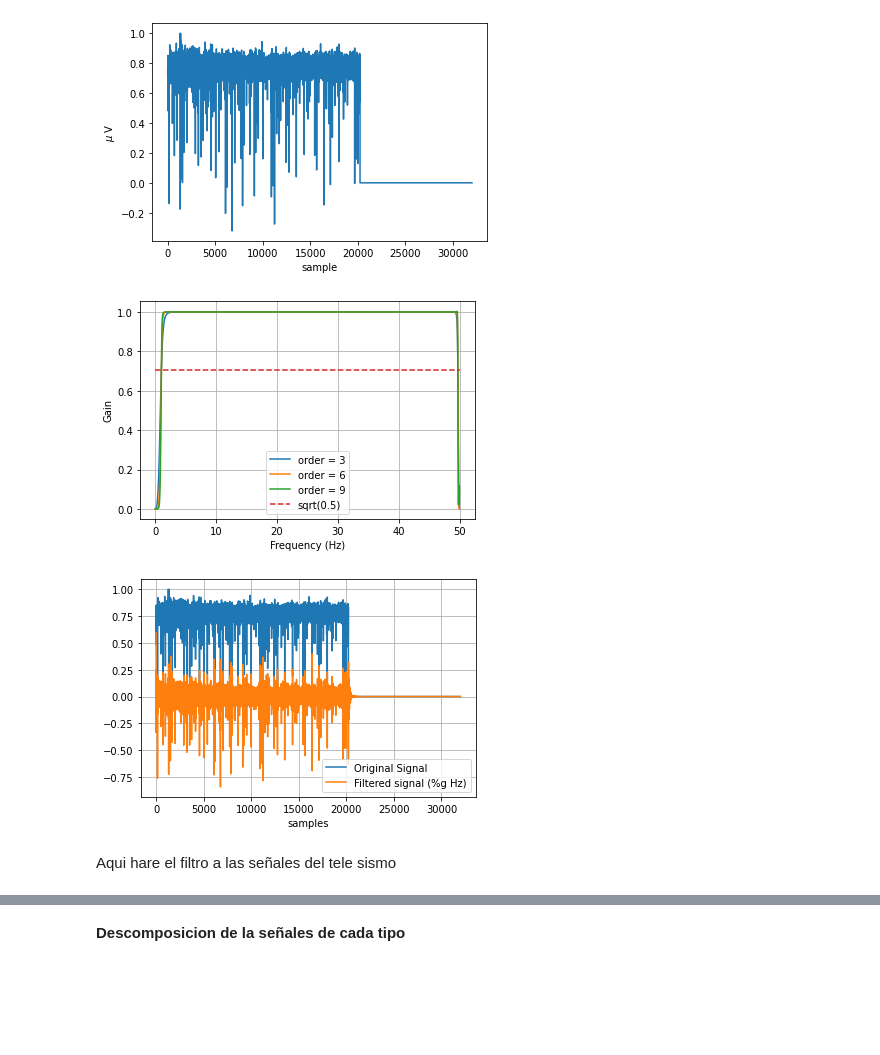
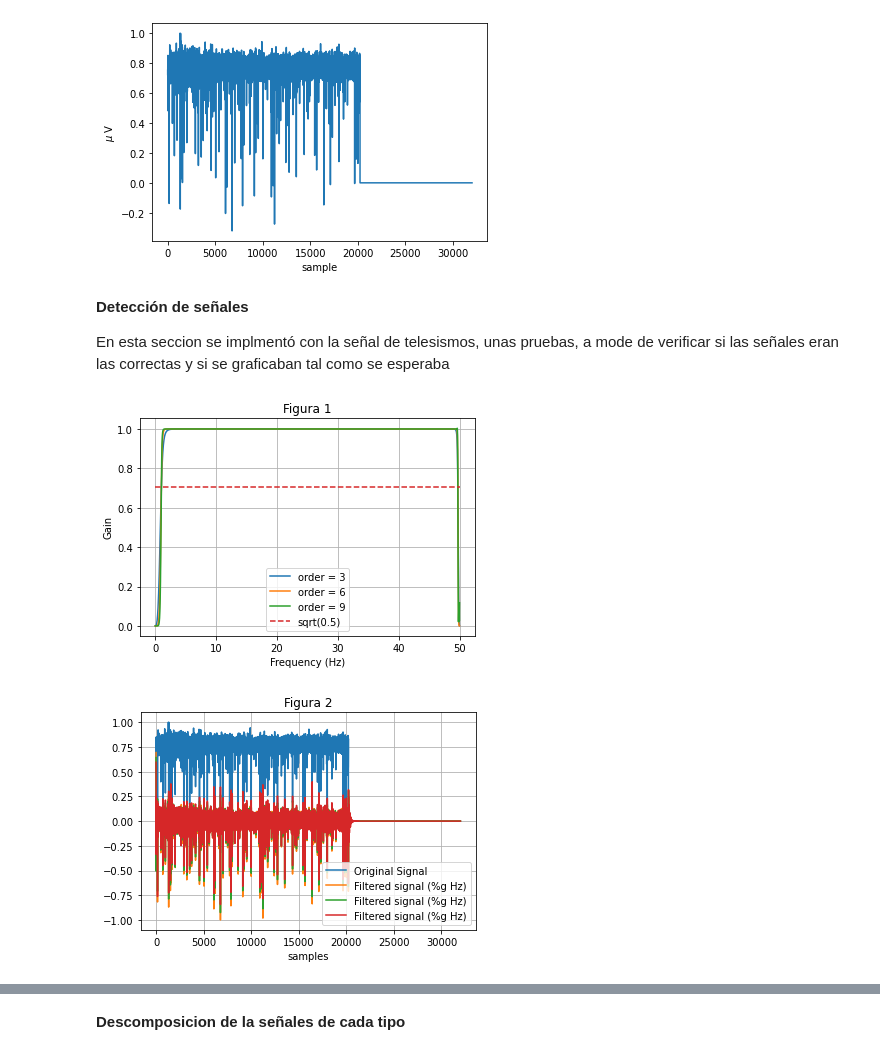
Before and after one commit to MyFirstVlog/signalProcessingSSA, a Jupyter notebook: signalProcessingPF.ipynb, the cells around one changed output, grey strips where cells are left out. Drawn from its saved outputs; the diff is of its cells as text; code cells hidden in the pictures; blank space fills up the shorter version.

```diff
--- a/signalProcessingPF.ipynb
+++ b/signalProcessingPF.ipynb
@@ -100,6 +108,7 @@ def signalEnergy(signalInput):
 # %%
 #Tele
-data_tele = sc.loadmat('/content/gdrive/My Drive/proyecto/sisTele.mat')
+data_tele = sc.loadmat('sisTele.mat')
+#data_tele = sc.loadmat('sisTele.mat")
 data_tele.keys() # variables del diccionario
 
 Y_tele = data_tele['Y']
@@ -123,7 +132,7 @@ plt.show()
 
 #regional
 
-data_reg = sc.loadmat('/content/gdrive/My Drive/proyecto/sisReg.mat')
+data_reg = sc.loadmat('sisReg.mat')
 data_reg.keys() # variables del diccionario
 
 Y_reg = data_reg['Y']
@@ -132,7 +141,7 @@ fs_reg = data_reg['fs']
 #Local
 
 
-data_loc = sc.loadmat('/content/gdrive/My Drive/proyecto/sisLoc.mat')
+data_loc = sc.loadmat('sisLoc.mat')
 data_loc.keys() # variables del diccionario
 
 Y_loc = data_loc['Y']
@@ -141,41 +150,45 @@ fs_loc = data_loc['fs']
 muestreo 100
 [figure]
 [figure]
+# %% [markdown]
+**Detección de señales**
+
+En esta seccion se implmentó con la señal de telesismos, unas pruebas, a mode de verificar si las señales eran las correctas y si se graficaban tal como se esperaba
 # %%
 fs = fs_tele
-lowcut = 1
-highcut = 49.7
+lowcut = 1 #hz
+highcut = 49.7 #hz
 
 # Plot the frequency response for a few different orders.
 plt.figure(1)
 plt.clf()
 for order in [3, 6, 9]:
   b, a = butter_bandpass(lowcut, highcut, fs, order)
   w, h = freqz(b, a, worN=2000)
   plt.plot((fs * 0.5 / np.pi) * w, abs(h), label="order = %d" % order)
 
 plt.plot([0, 0.5 * fs], [np.sqrt(0.5), np.sqrt(0.5)],
              '--', label='sqrt(0.5)')
 plt.xlabel('Frequency (Hz)')
 plt.ylabel('Gain')
+plt.title('Figura 1')
 plt.grid(True)
 plt.legend(loc='best')
 
 plt.figure(2)
 plt.clf()
 plt.plot(yy, label='Original Signal')
 
-
-y = butter_bandpass_filter(yy, lowcut, highcut, fs, order)
-plt.plot(y, label='Filtered signal (%g Hz)' )
-plt.xlabel('samples')
-plt.grid(True)
-plt.axis('tight')
-plt.legend(loc='lower right')
+for order in [3, 6, 9]:
+  y = butter_bandpass_filter(yy, lowcut, highcut, fs, order)
+  plt.plot(y, label='Filtered signal (%g Hz)' )
+  plt.xlabel('samples')
+  plt.grid(True)
+  plt.axis('tight')
+  plt.title('Figura 2')
+  plt.legend(loc='lower right')
 
 plt.show()
 # %% [output]
-[figure, old version]
+[figure, new version]
-[figure, old version]
+[figure, new version]
-# %% [markdown]
-Aqui hare el filtro a las señales del tele sismo
```
Also changed, not shown: parts of 42 cells of this notebook.
